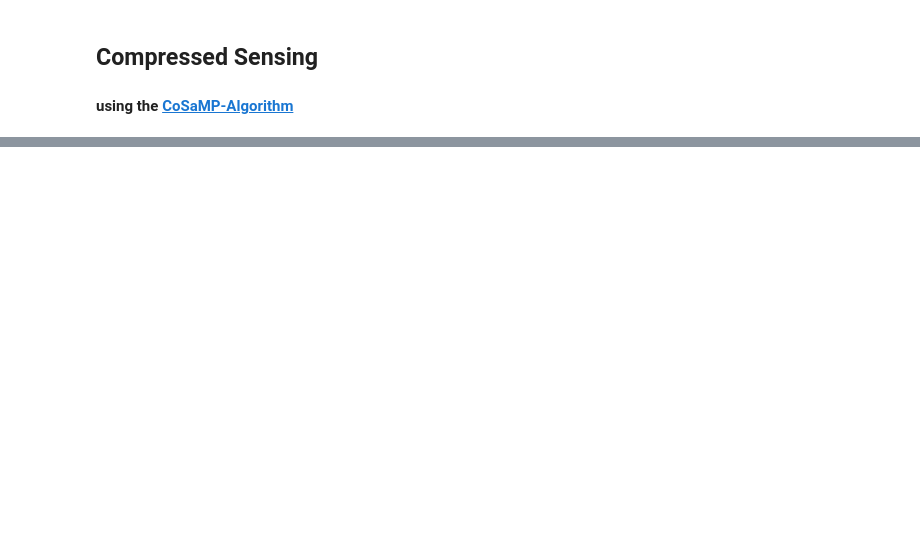
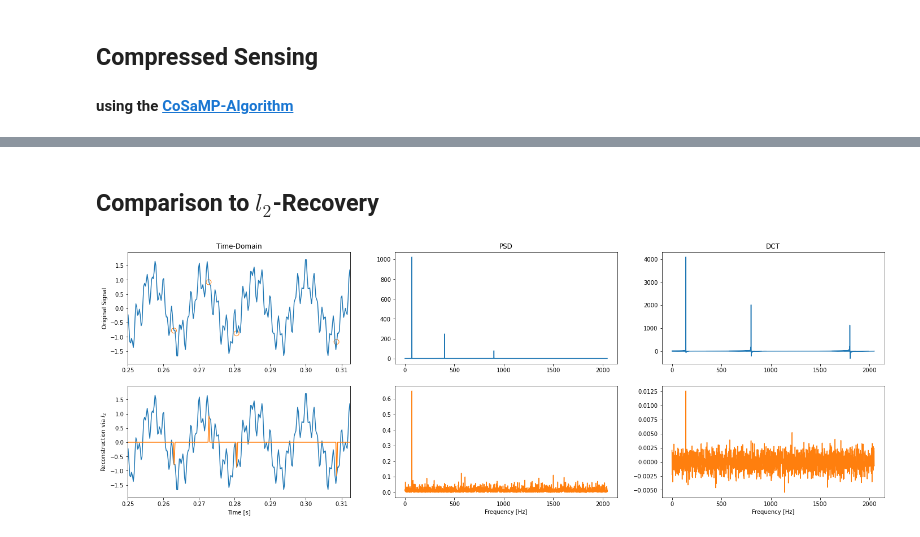
Before and after one commit to PaulWawerek-L/CS_example, a Jupyter notebook: cs_example.ipynb, the cells around one changed output, grey strips where cells are left out. Cells and saved outputs as stored; diff of their text form; code cells hidden in the pictures; blank space fills up the shorter version.

```diff
--- a/cs_example.ipynb
+++ b/cs_example.ipynb
@@ -95,0 +96,39 @@ plt.show()
+# %% [markdown]
+## Comparison to $l_2$-Recovery
+# %%
+x_l2 = np.linalg.pinv(A) @ y
+z_l2 = idct(x_l2)
+
+fig, axs = plt.subplots(2, 3, figsize=(24, 8))
+
+axs[0][0].plot(t, z)
+axs[0][0].scatter(perm/N, y, s=80, edgecolors='C1', facecolors='none')
+axs[0][0].set_xlim(time_window[0], time_window[1])
+axs[0][0].set_title('Time-Domain')
+axs[0][0].set_ylabel('Original Signal')
+
+axs[0][1].plot(freq[:L], z_PSD[:L])
+axs[0][1].set_title('PSD')
+
+axs[1][0].plot(t, z)
+axs[1][0].plot(t, z_l2)
+axs[1][0].set_xlim(time_window[0], time_window[1])
+axs[1][0].set_ylabel('Reconstruction via $l_2$')
+axs[1][0].set_xlabel('Time [s]')
+
+z_l2_fft = np.fft.fft(z_l2, N)
+z_l2_PSD = np.abs(z_l2_fft * np.conj(z_l2_fft)) / N
+
+axs[1][1].plot(freq[:L], z_l2_PSD[:L], color='C1')
+axs[1][1].set_xlabel('Frequency [Hz]')
+
+axs[0][2].plot(freq[:L], dct(z)[:L])
+axs[0][2].set_title('DCT')
+
+axs[1][2].plot(freq[:L], x_l2[:L], color='C1')
+axs[1][2].set_xlabel('Frequency [Hz]')
+
+
+fig.show()
+# %% [output]
+[figure, added]
```
Also changed, not shown: parts of 6 cells of this notebook, 1 other file.
